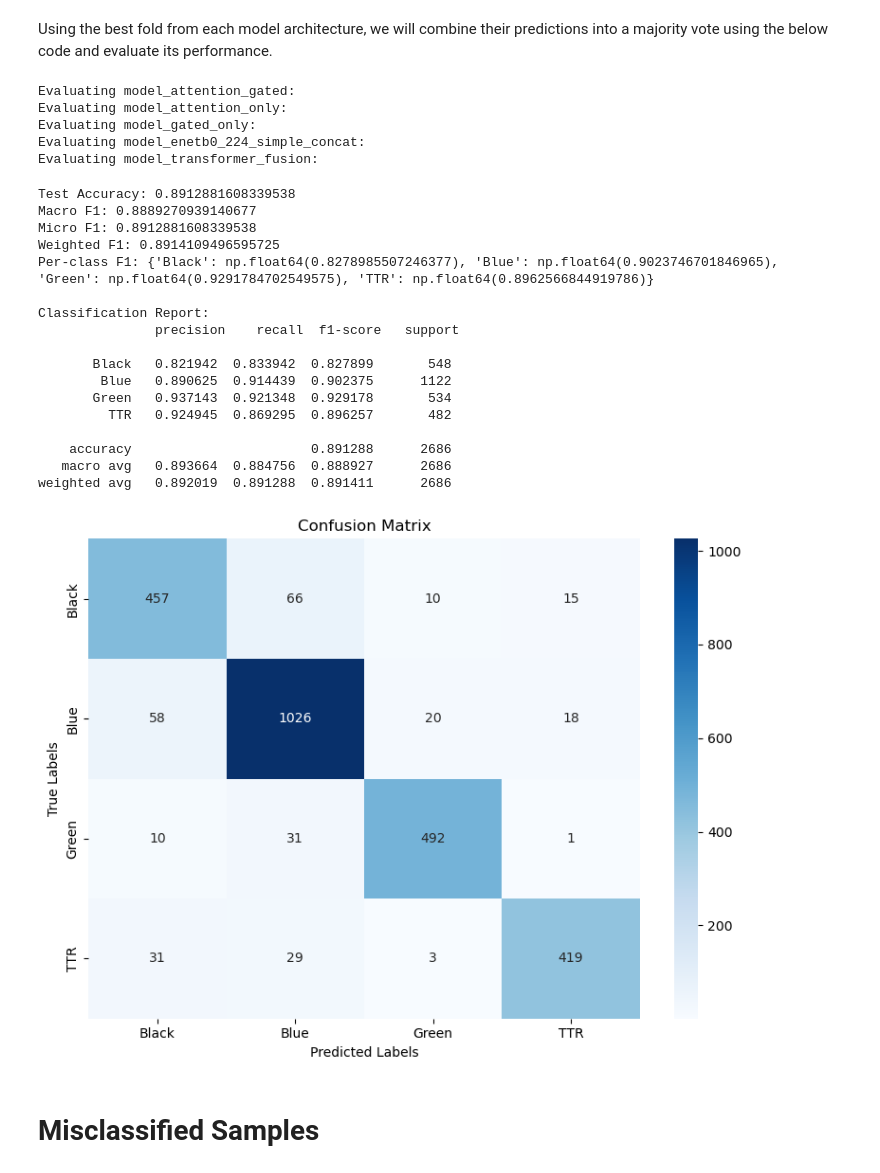
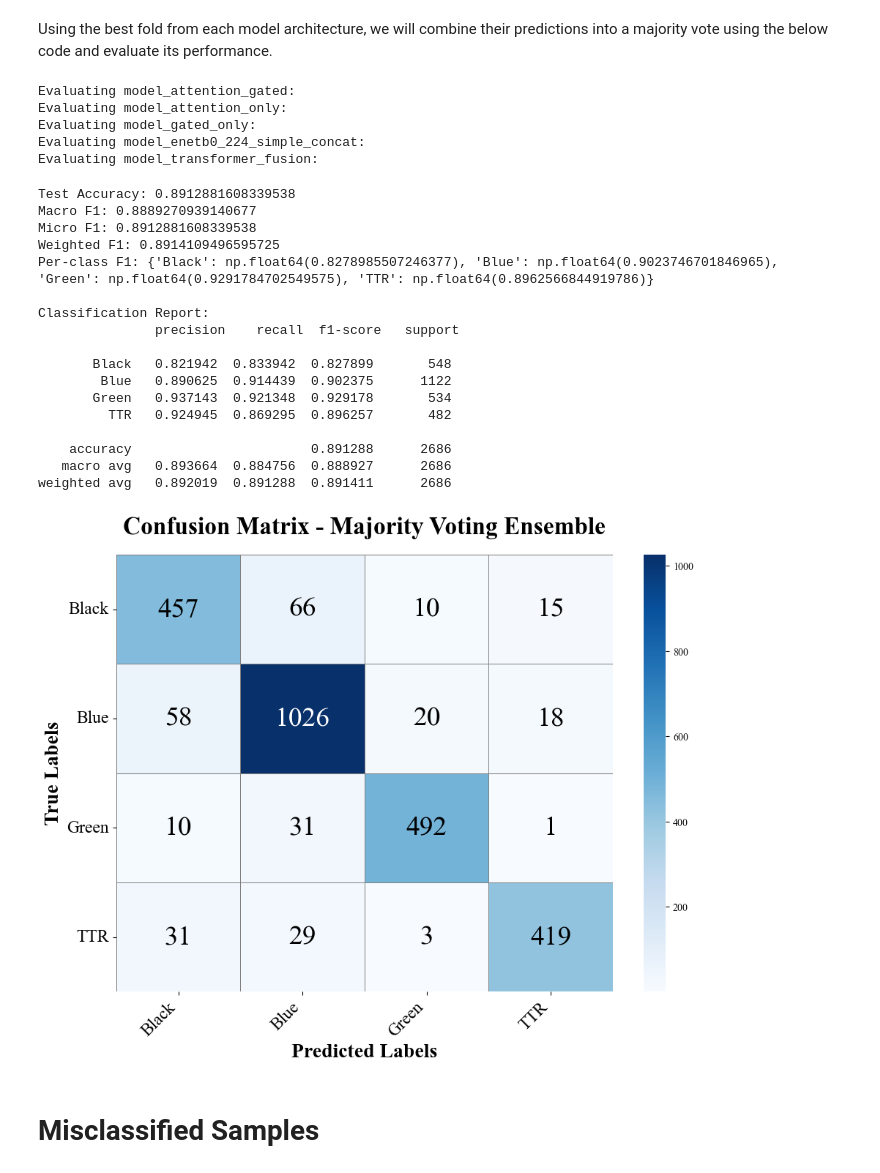
Before and after one commit to austenzhang/garbage-classification-neural-network, a Jupyter notebook: Evaluation/enel645_project_eval.ipynb, the cells around one changed output. Saved outputs shown, nothing was run; the diff lists cells and outputs as text; code cells hidden in the pictures.

Commit message:
Update confusion matrix and misclassified samples figures

```diff
--- a/Evaluation/enel645_project_eval.ipynb
+++ b/Evaluation/enel645_project_eval.ipynb
@@ -1327,42 +1327,100 @@ print("Macro F1:", f1_macro)
 print("Micro F1:", f1_micro)
 print("Weighted F1:", f1_weighted)
 print("Per-class F1:", dict(zip(CLASSES, f1_per_class)))
 print("\nClassification Report:\n", class_report)
 
+plt.close('all')
+
+# Set Times New Roman font for all text
+plt.rcParams['font.family'] = 'Times New Roman'
+
 # Plot confusion matrix
-plt.figure(figsize=(8, 6))
-sns.heatmap(conf_matrix, annot=True, fmt='d', cmap='Blues',
-            xticklabels=class_labels, yticklabels=class_labels,
-            cbar=True)
-plt.xlabel("Predicted Labels")
-plt.ylabel("True Labels")
-plt.title("Confusion Matrix")
-plt.tight_layout()
+plt.figure(figsize=(10, 8))
+ax = sns.heatmap(conf_matrix,
+                annot=True,
+                fmt='d',
+                cmap='Blues',
+                xticklabels=class_labels,
+                yticklabels=class_labels,
+                cbar=True,
+                annot_kws={
+                    "size": 14,
+                    "fontfamily": "Times New Roman",
+                    "ha": "center",  # Explicit horizontal alignment
+                    "va": "center"   # Explicit vertical alignment
+                },
+                linewidths=0.5,
+                linecolor='gray')
+
+# Customize the plot with Times New Roman
+plt.xlabel("Predicted Labels",
+          fontsize=20,
+          fontweight='bold',
+          fontfamily="Times New Roman")
+plt.ylabel("True Labels",
+          fontsize=20,
+          fontweight='bold',
+          fontfamily="Times New Roman")
+plt.title("Confusion Matrix - Majority Voting Ensemble",
+         fontsize=24,
+         pad=20,
+         fontweight='bold',
+         fontfamily="Times New Roman")
+
+# Adjust tick labels with proper alignment
+ax.set_xticklabels(class_labels,
+                  fontsize=17,
+                  rotation=45,
+                  ha='right',
+                  fontfamily="Times New Roman")
+ax.set_yticklabels(class_labels,
+                  fontsize=17,
+                  rotation=0,
+                  fontfamily="Times New Roman")
+
+# Remove duplicate annotations (fix for overlay artifacts)
+for text in ax.texts:
+    text.remove()  # Clear auto-generated annotations
+
+# Add custom annotations with perfect alignment
+for i in range(len(class_labels)):
+    for j in range(len(class_labels)):
+        ax.text(j + 0.5,  # Center of cell
+               i + 0.5,
+               str(conf_matrix[i, j]),
+               ha="center",
+               va="center",
+               color="black" if conf_matrix[i, j] < conf_matrix.max()/2 else "white",
+               fontsize=27,
+               fontfamily="Times New Roman")
+
+# Adjust layout
+plt.tight_layout(pad=2.0)
 plt.show()
 # %% [output]
 Evaluating model_attention_gated:
 Evaluating model_attention_only:
 Evaluating model_gated_only:
 Evaluating model_enetb0_224_simple_concat:
 Evaluating model_transformer_fusion:
 Test Accuracy: 0.8912881608339538
 Macro F1: 0.8889270939140677
 Micro F1: 0.8912881608339538
 Weighted F1: 0.8914109496595725
 Per-class F1: {'Black': np.float64(0.8278985507246377), 'Blue': np.float64(0.9023746701846965), 'Green': np.float64(0.9291784702549575), 'TTR': np.float64(0.8962566844919786)}
 
 Classification Report:
                precision    recall  f1-score   support
 
        Black   0.821942  0.833942  0.827899       548
         Blue   0.890625  0.914439  0.902375      1122
        Green   0.937143  0.921348  0.929178       534
          TTR   0.924945  0.869295  0.896257       482
 
     accuracy                       0.891288      2686
    macro avg   0.893664  0.884756  0.888927      2686
 weighted avg   0.892019  0.891288  0.891411      2686
-[figure, old version]
+[figure, new version]
 # %% [markdown]
 # Misclassified Samples
 # %% [markdown]
```
Also changed, not shown: parts of 1 cell of this notebook.
